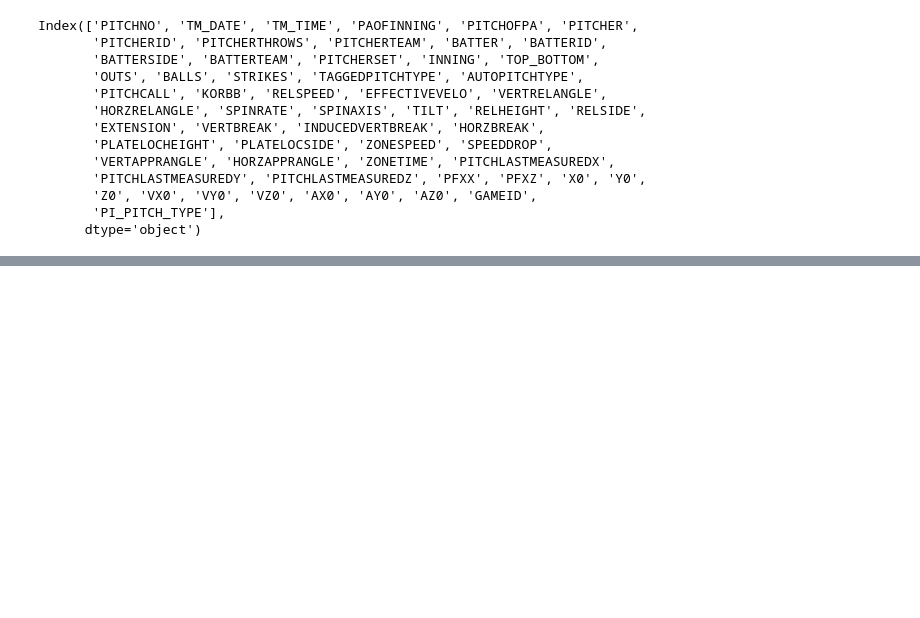
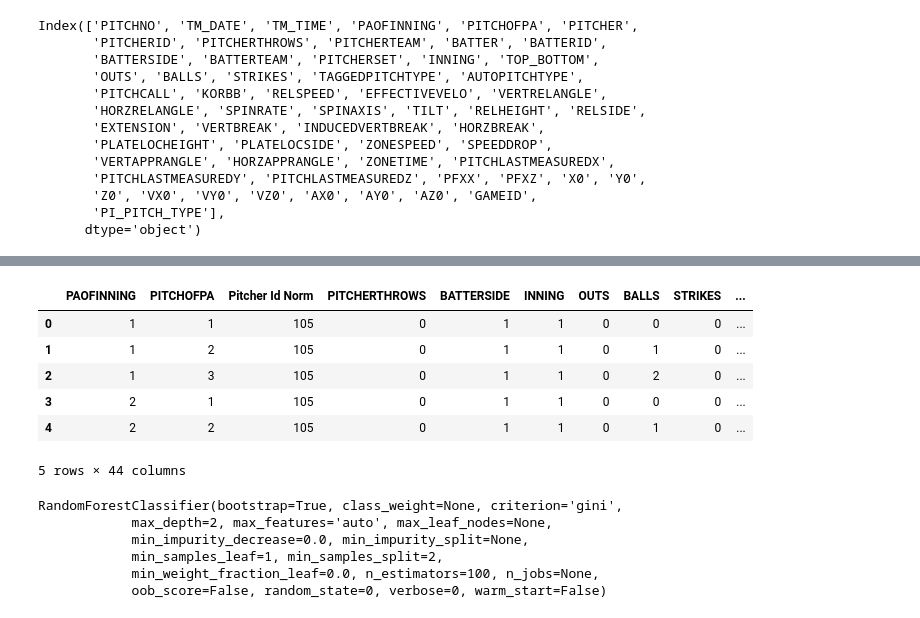
Before and after one commit to jelandes19/LSTMsAndInterpretability, a Jupyter notebook: PitchPredictor.ipynb, the cells around one changed output, grey strips where cells are left out. Cells and saved outputs as stored; diff of their text form; code cells hidden in the pictures; blank space fills up the shorter version.

Commit message:
Baseline RF Model & Added Word2Vec training

```diff
--- a/PitchPredictor.ipynb
+++ b/PitchPredictor.ipynb
@@ -59,5 +90,5 @@ pitches_select = get_columns(pitches)
 # %%
-pitches_norm = normalize_cols(pitches_select)
+pitches_norm = normalize_cols(pitches_encoded)
 # %%
 pitches_labels = pitch_labels(pitches_norm)
 # %%
@@ -94,14 +126,13 @@ Index(['PITCHNO', 'TM_DATE_TIME', 'PAOFINNING', 'PITCHOFPA', 'PITCHER',
 # 5. Next pitch (for prediction purposes) ?
 def get_next_cols(df):
     new_cols = {'BALLS': 'NEXT BALLS', 'STRIKES': 'NEXT STRIKES',
-                'BATTER': 'NEXT BATTER', 'BATTERID': 'NEXT BATTERID',
-                'OUTS': 'NEXT OUTS', 'INNING': 'NEXT INNING'}
+                'BATTER': 'NEXT BATTER', 'Batter Id Norm': 'NEXT BATTERID',
+                'OUTS': 'NEXT OUTS', 'INNING': 'NEXT INNING', 'PAOFINNING': 'PA NEXT',
+                'Pitcher Id Norm': 'NEXT PITCHERID'}
 
     for col in new_cols:
 
-        new_col = df[col].tolist() + [-1]
-        new_col = new_col[1:]
-        df[new_cols[col]] = new_col
+        df[new_cols[col]] = df.groupby(['GAMEID', 'TOP_BOTTOM'])[col].shift(-1)
 
     return df
 # %%
@@ -130,5 +140,5 @@ p.head(100)
 # %%
 next_pitch = p.copy()
 # %%
-next_pitch['NEXT PITCH'] = next_pitch.groupby(['GAMEID', 'TOP_BOTTOM'])['Pitch Label'].shift(-1)
+next_pitch['Next Pitch Label'] = next_pitch.groupby(['GAMEID', 'TOP_BOTTOM'])['Pitch Type'].shift(-1)
 # %%
@@ -154,0 +170,31 @@ next_pitch
+# %%
+input_cols = ['PAOFINNING', 'PITCHOFPA', 'Pitcher Id Norm', 'PITCHERTHROWS', 'BATTERSIDE', 'INNING', 'OUTS',
+             'BALLS', 'STRIKES', 'PitchOutcome', 'RELSPEED', 'VERTRELANGLE', 'HORZRELANGLE', 'SPINRATE',
+             'SPINAXIS', 'RELHEIGHT', 'RELSIDE', 'EXTENSION', 'VERTBREAK', 'INDUCEDVERTBREAK', 'HORZBREAK',
+             'PLATELOCHEIGHT', 'PLATELOCSIDE', 'VERTAPPRANGLE', 'HORZAPPRANGLE', 'PFXX', 'PFXZ', 'X0', 'Z0',
+             'VX0', 'VY0', 'VZ0', 'AX0', 'AY0', 'AZ0', 'Batter Id Norm', 'NEXT BALLS', 'NEXT STRIKES', 'NEXT OUTS',
+             'NEXT INNING', 'PA NEXT', 'NEXT PITCHERID', 'Pitch Type', 'Next Pitch Label']
+# %%
+input_df = next_pitch[input_cols]
+input_df.head()
+# %% [output]
+|  | PAOFINNING | PITCHOFPA | Pitcher Id Norm | PITCHERTHROWS | BATTERSIDE | INNING | OUTS | BALLS | STRIKES | ... |
+| 0 | 1 | 1 | 105 | 0 | 1 | 1 | 0 | 0 | 0 | ... |
+| 1 | 1 | 2 | 105 | 0 | 1 | 1 | 0 | 1 | 0 | ... |
+| 2 | 1 | 3 | 105 | 0 | 1 | 1 | 0 | 2 | 0 | ... |
+| 3 | 2 | 1 | 105 | 0 | 1 | 1 | 0 | 0 | 0 | ... |
+| 4 | 2 | 2 | 105 | 0 | 1 | 1 | 0 | 1 | 0 | ... |
+5 rows × 44 columns
+# %%
+train = input_df.sample(frac=0.7).dropna()
+X = train[input_cols[0:len(input_cols) - 1]]
+y = train[input_cols[-1]]
+clf = RandomForestClassifier(n_estimators=100, max_depth=2, random_state=0)
+clf.fit(X, y)
+# %% [output]
+RandomForestClassifier(bootstrap=True, class_weight=None, criterion='gini',
+            max_depth=2, max_features='auto', max_leaf_nodes=None,
+            min_impurity_decrease=0.0, min_impurity_split=None,
+            min_samples_leaf=1, min_samples_split=2,
+            min_weight_fraction_leaf=0.0, n_estimators=100, n_jobs=None,
+            oob_score=False, random_state=0, verbose=0, warm_start=False)
```
Also changed, not shown: parts of 13 cells of this notebook, 1 other file.
